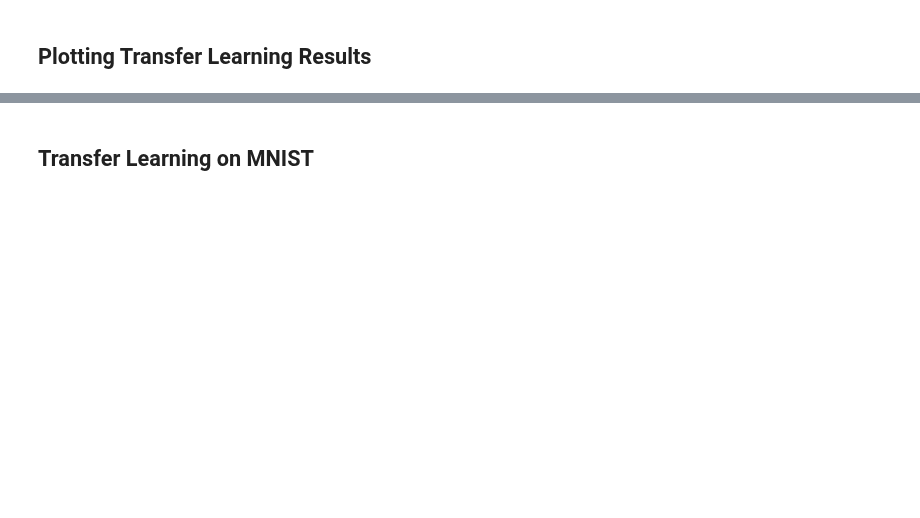
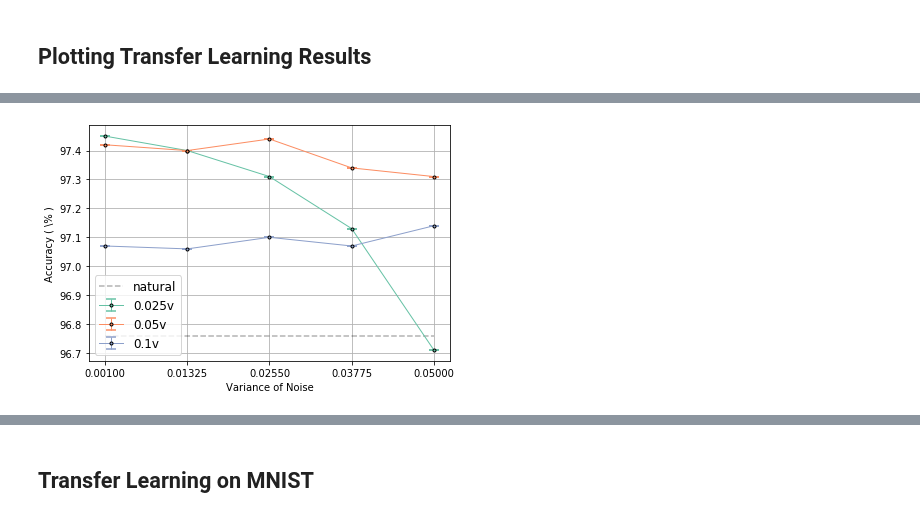
Before and after one commit to stockeh/augmented-image-classification, a Jupyter notebook: notebooks/Transfer-Learning.ipynb, the cells around one changed output, grey strips where cells are left out. Saved outputs shown, nothing was run; the diff lists cells and outputs as text; code cells hidden in the pictures; blank space fills up the shorter version.

```diff
--- a/notebooks/Transfer-Learning.ipynb
+++ b/notebooks/Transfer-Learning.ipynb
@@ -172,4 +169,8 @@ res_list
    array([0., 0., 0., 0., 0.])))]
+# %%
+per.plot_increasing_noise(clean_pct, res_list, (0.001, 0.05), 5, 'delme.pdf')
+# %% [output]
+[figure, added]
 # %%
 per.plot_increasing_noise(clean_pct, res_list, (0.001, 0.05), 5, 'delme.pdf')
 # %% [output]
```
Also changed, not shown: parts of 22 cells of this notebook.
